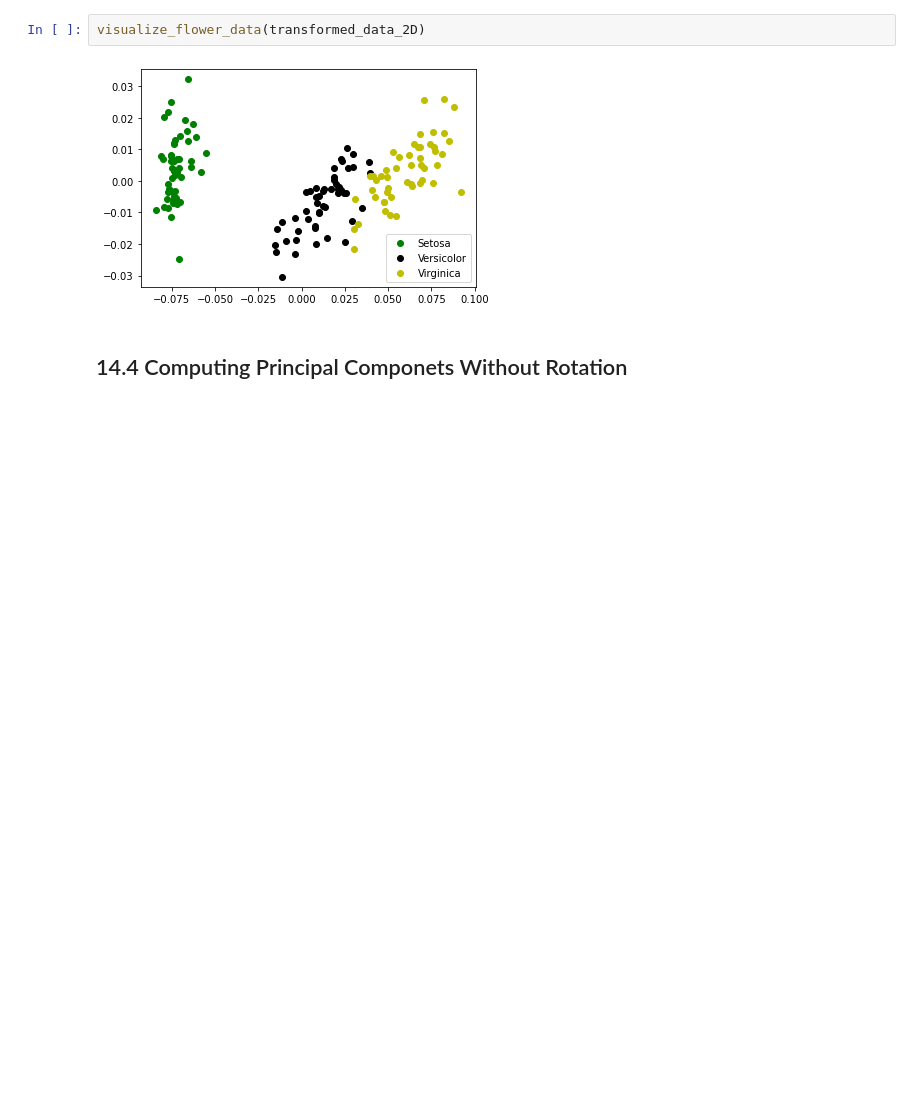
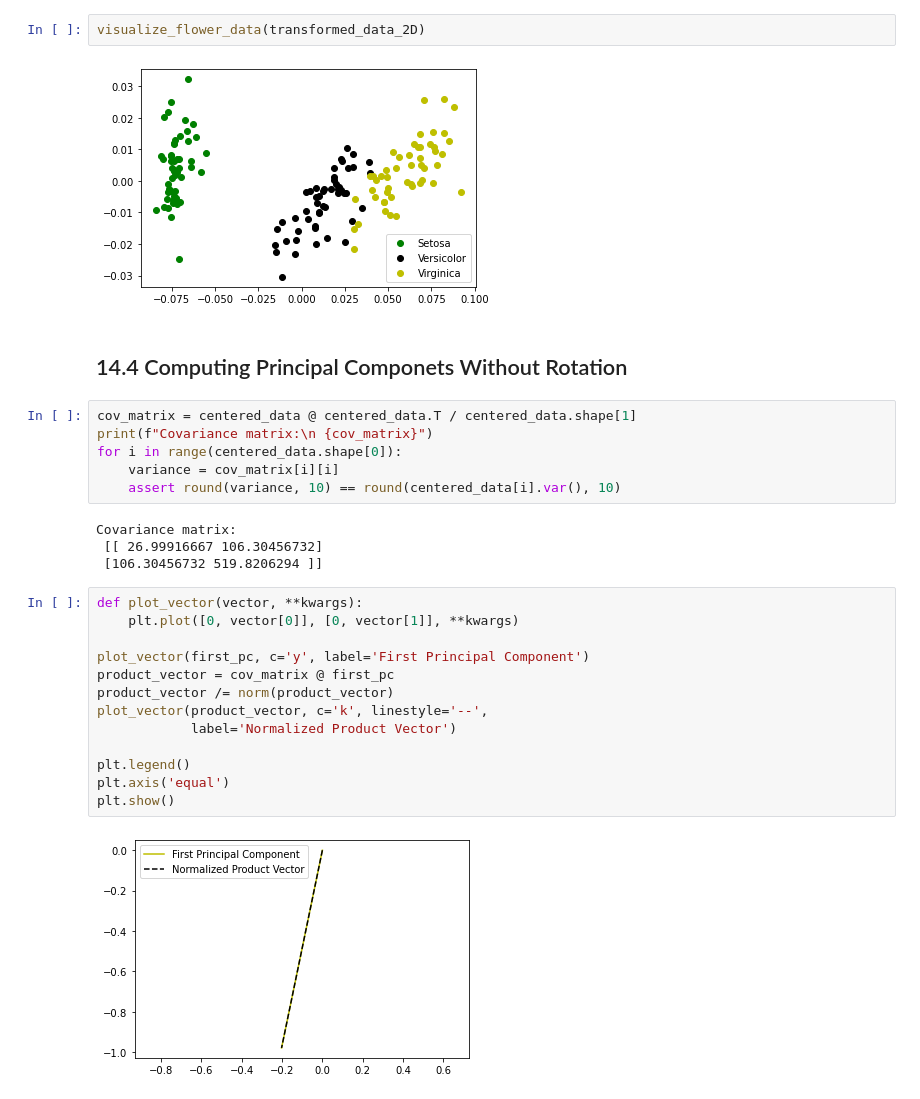
Before and after one commit to flyingdutch20/DataScienceBookcamp, a Jupyter notebook: part_4_online_job_postings.ipynb, the cells around one changed output. Cells and saved outputs as stored; diff of their text form; blank space fills up the shorter version.

```diff
--- a/part_4_online_job_postings.ipynb
+++ b/part_4_online_job_postings.ipynb
@@ -997,3 +997,28 @@ visualize_flower_data(transformed_data_2D)
 [figure]
 # %% [markdown]
 <h2>14.4  Computing Principal Componets Without Rotation
+# %%
+cov_matrix = centered_data @ centered_data.T / centered_data.shape[1]
+print(f"Covariance matrix:\n {cov_matrix}")
+for i in range(centered_data.shape[0]):
+    variance = cov_matrix[i][i]
+    assert round(variance, 10) == round(centered_data[i].var(), 10)
+# %% [output]
+Covariance matrix:
+ [[ 26.99916667 106.30456732]
+ [106.30456732 519.8206294 ]]
+# %%
+def plot_vector(vector, **kwargs):
+    plt.plot([0, vector[0]], [0, vector[1]], **kwargs)
+
+plot_vector(first_pc, c='y', label='First Principal Component')
+product_vector = cov_matrix @ first_pc
+product_vector /= norm(product_vector)
+plot_vector(product_vector, c='k', linestyle='--',
+            label='Normalized Product Vector')
+
+plt.legend()
+plt.axis('equal')
+plt.show()
+# %% [output]
+[figure, added]
```
Also changed, not shown: parts of 45 cells of this notebook.
